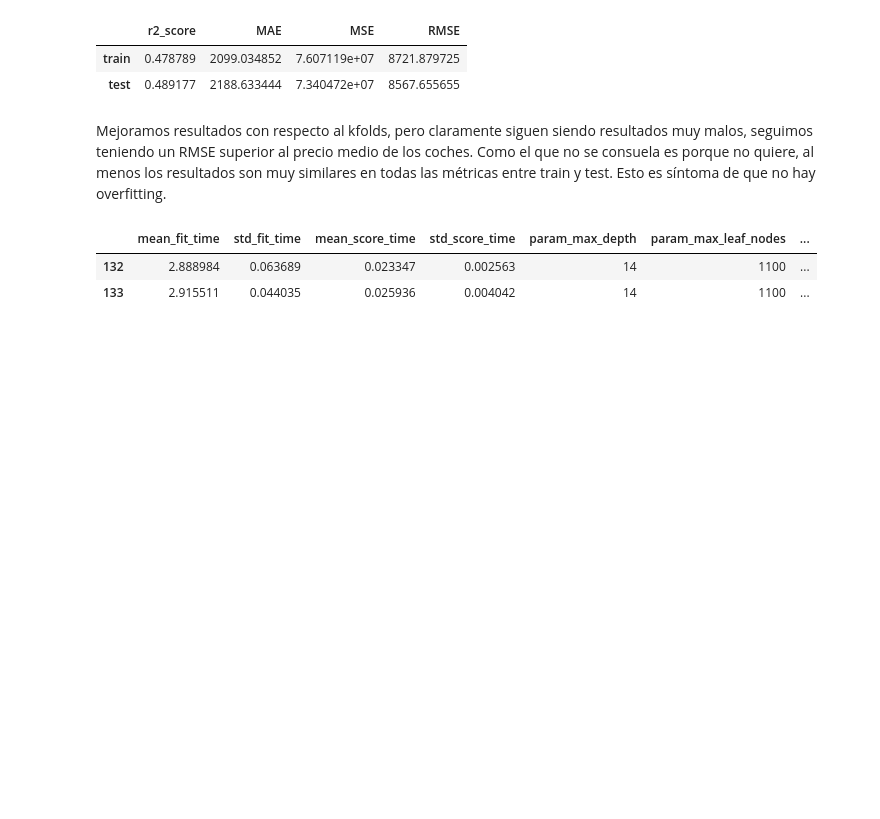
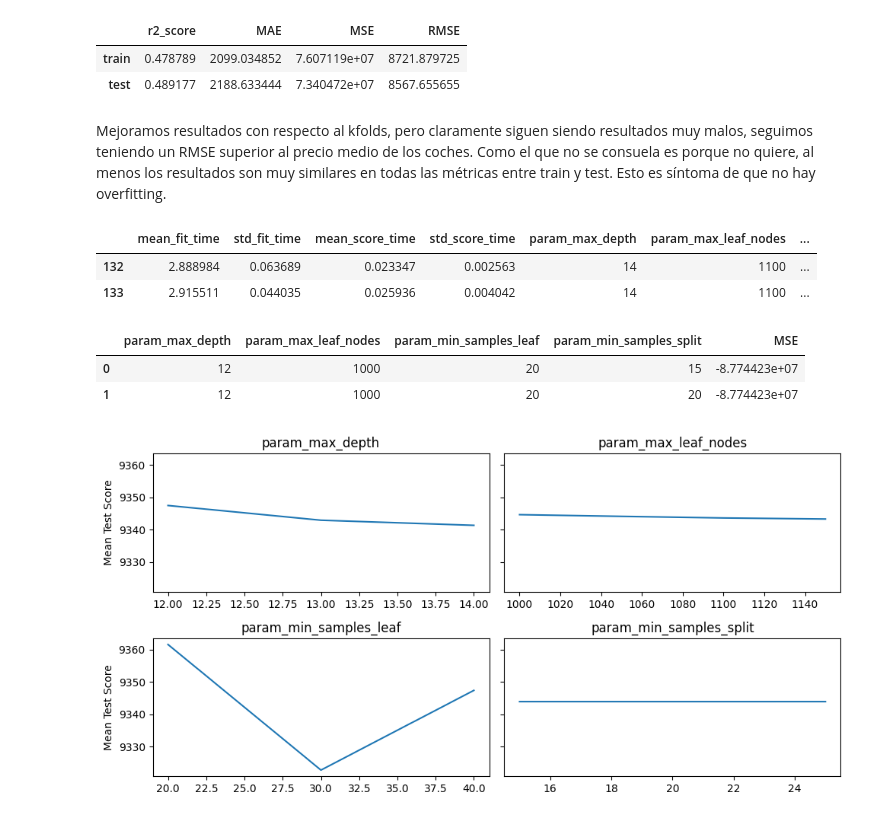
Before and after one commit to Rcm89/laboratorio-modulo7-leccion01-eda-nulos, a Jupyter notebook: laboratorio-modulo8-leccion02.ipynb, the cells around one changed output. Saved outputs shown, nothing was run; the diff lists cells and outputs as text; code cells hidden in the pictures; blank space fills up the shorter version.

```diff
--- a/laboratorio-modulo8-leccion02.ipynb
+++ b/laboratorio-modulo8-leccion02.ipynb
@@ -325,3 +325,36 @@ pd.DataFrame(grid_search_arbol.cv_results_).sort_values(by="rank_test_score", as
 |  | mean_fit_time | std_fit_time | mean_score_time | std_score_time | param_max_depth | param_max_leaf_nodes | ... |
 | 132 | 2.888984 | 0.063689 | 0.023347 | 0.002563 | 14 | 1100 | ... |
 | 133 | 2.915511 | 0.044035 | 0.025936 | 0.004042 | 14 | 1100 | ... |
+# %%
+df_resultados_arbol = pd.DataFrame(grid_search_arbol.cv_results_)
+df_resultados_arbol_filtrado = df_resultados_arbol.filter(like="param").drop(columns = "params")
+df_resultados_arbol_filtrado["MSE"] = df_resultados_arbol["mean_test_score"]
+df_resultados_arbol_filtrado.head(2)
+# %% [output]
+|  | param_max_depth | param_max_leaf_nodes | param_min_samples_leaf | param_min_samples_split | MSE |
+| 0 | 12 | 1000 | 20 | 15 | -8.774423e+07 |
+| 1 | 12 | 1000 | 20 | 20 | -8.774423e+07 |
+# %%
+fig, axes = plt.subplots(nrows=2, ncols=2, figsize=(10, 5), sharey=True)
+axes = axes.flat
+
+for indice, column in enumerate(df_resultados_arbol_filtrado.columns[:-1]):
+    df_rmse_prof = (
+        np.sqrt(df_resultados_arbol_filtrado.groupby(column)["MSE"].mean().abs())
+        .reset_index()
+    )
+
+    sns.lineplot(
+        x=df_rmse_prof[column],
+        y=df_rmse_prof["MSE"],
+        ax=axes[indice]
+    )
+
+    axes[indice].set_title(f"{column}")
+    axes[indice].set_xlabel("")
+    axes[indice].set_ylabel("Mean Test Score")
+
+plt.tight_layout()
+plt.show()
+# %% [output]
+[figure, added]
```
